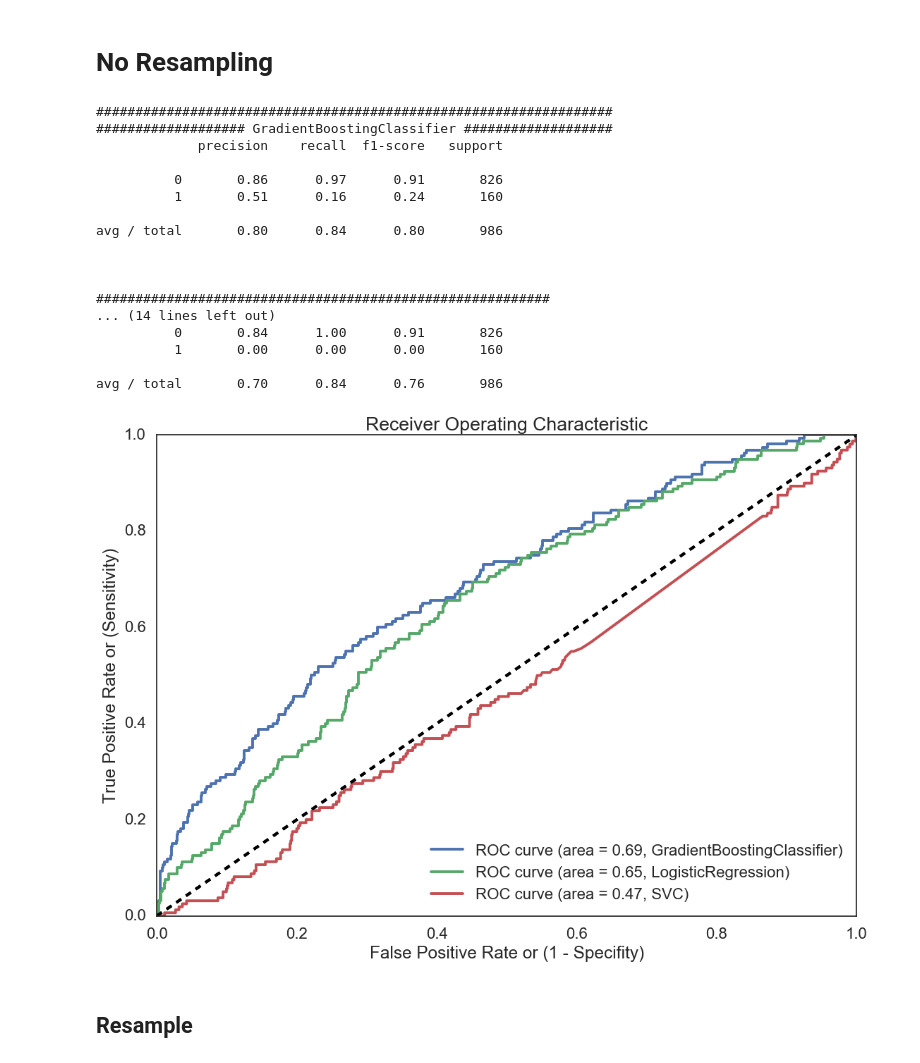
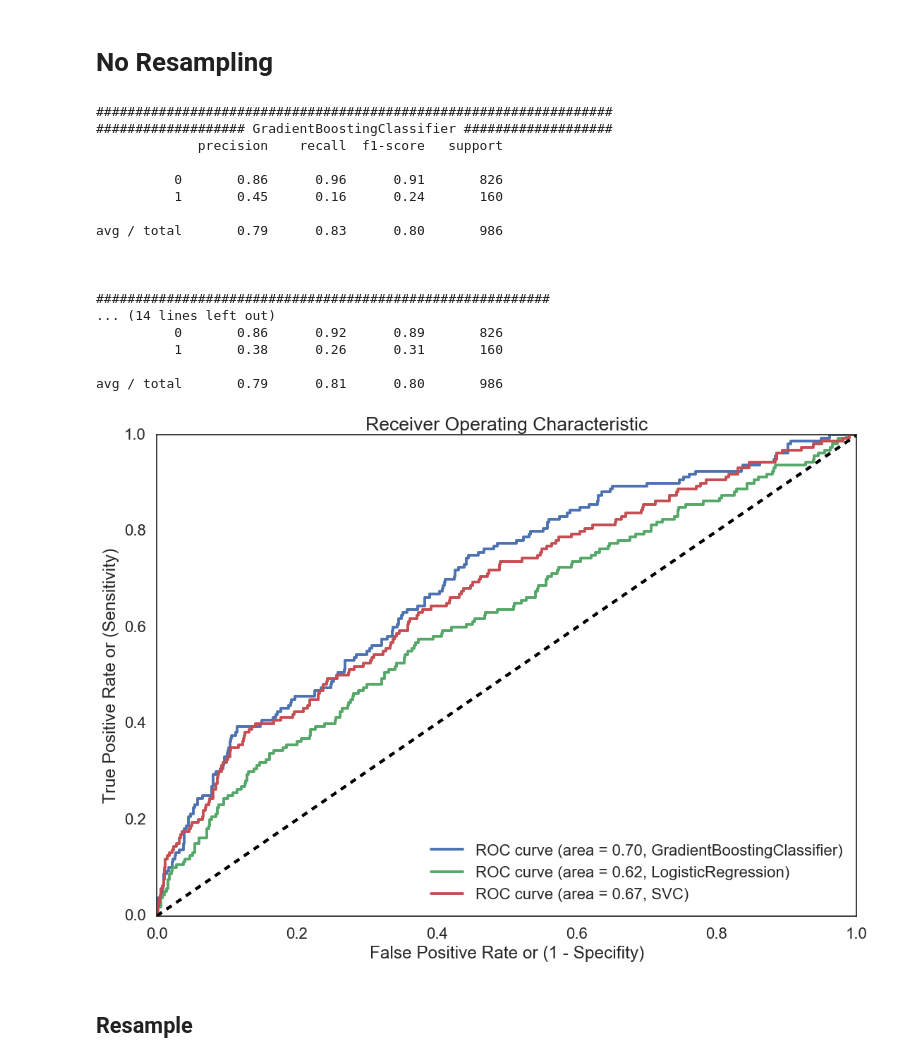
Before and after one commit to sethkaufee/Dating-Data, a Jupyter notebook: Speed Dating/match_prediction.ipynb, the cells around one changed output. Saved outputs shown, nothing was run; the diff lists cells and outputs as text; code cells hidden in the pictures.

```diff
--- a/Speed Dating/match_prediction.ipynb
+++ b/Speed Dating/match_prediction.ipynb
@@ -66,7 +72,7 @@ frame[text_columns] = frame[text_columns].apply(lambda x: x.astype('category'))
 categorical_columns = frame.dtypes[frame.dtypes=='category'].index
 categorical_features = frame[categorical_columns]
 for col in categorical_columns:
-    categorical_features[col+'_code'] = categorical_features[col].cat.codes
+    categorical_features.loc[:,col+'_code'] = categorical_features.loc[:,col].cat.codes
 categorical_features.head()
 # %% [output]
 |  | field | field_cd | undergra | from | career | field_code | field_cd_code | undergra_code | from_code | ... |
@@ -104,12 +112,13 @@ attributes_frame.shape,attributes_frame.match.sum()
 # %% [output]
 ((8378, 70), 1380)
 # %%
-attributes_frame.dropna(axis=1,thresh=8200,inplace=True)
-attributes_frame.dropna(subset=['pid'],inplace=True)
+updated_attributes_frame = attributes_frame.dropna(axis=1,thresh=8200)
 
-for col in attributes_frame.columns:
-    if hasattr(attributes_frame[col],'cat'):
-        attributes_frame[col] = attributes_frame[col].cat.codes
-attributes_frame = attributes_frame.replace(-1,np.nan)
-attributes_frame.dropna(thresh=45,inplace=True)
+updated_attributes_frame.dropna(subset=['pid'],inplace=True)
+for col in updated_attributes_frame.columns:
+    if hasattr(updated_attributes_frame[col],'cat'):
+        updated_attributes_frame[col] = updated_attributes_frame[col].cat.codes
+
+updated_attributes_frame.replace(-1,np.nan,inplace=True)
+updated_attributes_frame.dropna(thresh=45,inplace=True)
 # %%
@@ -309,6 +239,6 @@ from sklearn.covariance import EllipticEnvelope
 # %%
-fmask_attributes = filled_attributes_frame.loc[frame.gender==0].drop('gender',axis=1)
-mmask_attributes =  filled_attributes_frame.loc[frame.gender==1].drop('gender',axis=1)
+fmask_attributes = updated_attributes_frame.loc[frame.gender==0].drop('gender',axis=1)
+mmask_attributes =  updated_attributes_frame.loc[frame.gender==1].drop('gender',axis=1)
 
 grouped_female_attributes = fmask_attributes.groupby(unique_date).first()
 grouped_male_attributes = mmask_attributes.groupby(unique_date).first()
@@ -396,19 +267,3 @@ def modelfit(model, data, xcolumns, ycolumn='match', title='Model',
-# %%
-def roc_curve_plot(y_true, y_score,title):
-
-    # Compute fpr, tpr, thresholds and roc auc
-    fpr, tpr, thresholds = roc_curve(y_true, y_score)
-    roc_auc = auc(fpr, tpr)
-
-    # Plot ROC curve
-    plt.plot(fpr, tpr, label='ROC curve (area = {0:.2f}, {1})'.format(roc_auc, title))
-    plt.plot([0, 1], [0, 1], 'k--')  # random predictions curve
-    plt.xlim([0.0, 1.0])
-    plt.ylim([0.0, 1.0])
-    plt.xlabel('False Positive Rate or (1 - Specifity)')
-    plt.ylabel('True Positive Rate or (Sensitivity)')
-    plt.title('Receiver Operating Characteristic')
-    plt.legend(loc="lower right")
 # %% [markdown]
 # No Resampling
 # %%
@@ -424,47 +279,48 @@ lgr0 = LogisticRegression(C= 10, max_iter= 80, penalty= 'l1')
 
 svc0 = SVC(C= 14.37, gamma = 1/140,probability=True)
 # %%
-xtrain, xtest, ytrain, ytest = train_test_split(X, y,  test_size=.25, stratify=y,random_state=888)
+xtrain, xtest, ytrain, ytest = split_impute_scale(X, y, scale_data=True, resample_data=False,
+                                                  impute_data=True,test_size=.25)
 
 gbc0.fit(xtrain, ytrain)
 lgr0.fit(xtrain, ytrain)
 svc0.fit(xtrain, ytrain)
 
 models = zip(['GradientBoostingClassifier','LogisticRegression','SVC'],[gbc0,lgr0,svc0])
 fig = plt.figure()
 
 for name, model in models:
     pred = model.predict(xtest)
     pred_proba = model.predict_proba(xtest)[:,1]
 
     print('####################'+'#'*len(name)+'####################')
     print('###################',name,'###################')
     print(classification_report(ytest,pred))
     roc_curve_plot(ytest, pred_proba, title=name)
     print('\n')
 
 plt.show();
-fig.savefig('../Assets/bad_roc_plot.svg', format='svg', dpi=1200,bbox_inches='tight',
-                         transparent=True)
+#fig.savefig('../Assets/bad_roc_plot.svg', format='svg', dpi=1200,bbox_inches='tight',
+                         #transparent=True)
 # %% [output]
 ##################################################################
 ################### GradientBoostingClassifier ###################
              precision    recall  f1-score   support
 
-          0       0.86      0.97      0.91       826
-          1       0.51      0.16      0.24       160
+          0       0.86      0.96      0.91       826
+          1       0.45      0.16      0.24       160
 
-avg / total       0.80      0.84      0.80       986
+avg / total       0.79      0.83      0.80       986
 
 
 
 ##########################################################
 ... (14 lines left out)
-          0       0.84      1.00      0.91       826
-          1       0.00      0.00      0.00       160
+          0       0.86      0.92      0.89       826
+          1       0.38      0.26      0.31       160
 
-avg / total       0.70      0.84      0.76       986
+avg / total       0.79      0.81      0.80       986
-[figure, old version]
+[figure, new version]
 # %% [markdown]
 ## Resample
 # %%
```
Also changed, not shown: parts of 24 cells of this notebook, 7 other files.
